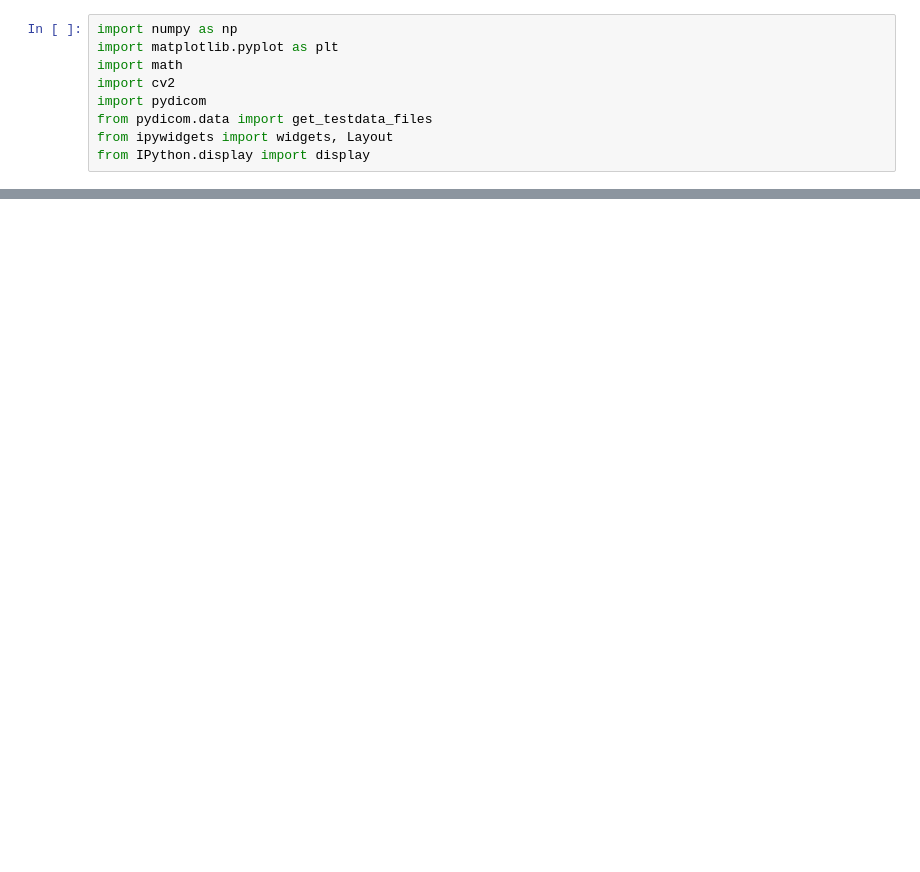
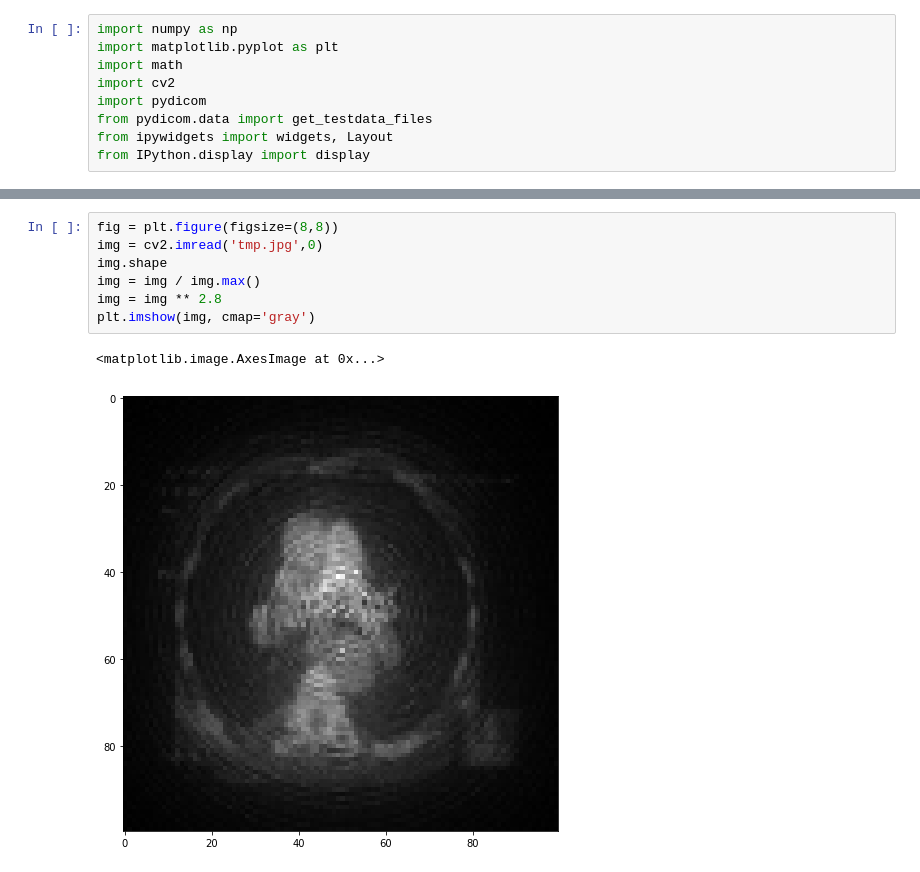
Before and after one commit to damianhorna/backprojection-tomography, a Jupyter notebook: interactive.ipynb, the cells around one changed output, grey strips where cells are left out. Saved outputs shown, nothing was run; the diff lists cells and outputs as text; blank space fills up the shorter version.

```diff
--- a/interactive.ipynb
+++ b/interactive.ipynb
@@ -261,0 +260,10 @@ Performing convolution...
+# %%
+fig = plt.figure(figsize=(8,8))
+img = cv2.imread('tmp.jpg',0)
+img.shape
+img = img / img.max()
+img = img ** 2.8
+plt.imshow(img, cmap='gray')
+# %% [output]
+<matplotlib.image.AxesImage at 0x...>
+[figure, added]
```
Also changed, not shown: parts of 2 cells of this notebook, 1 other file.
